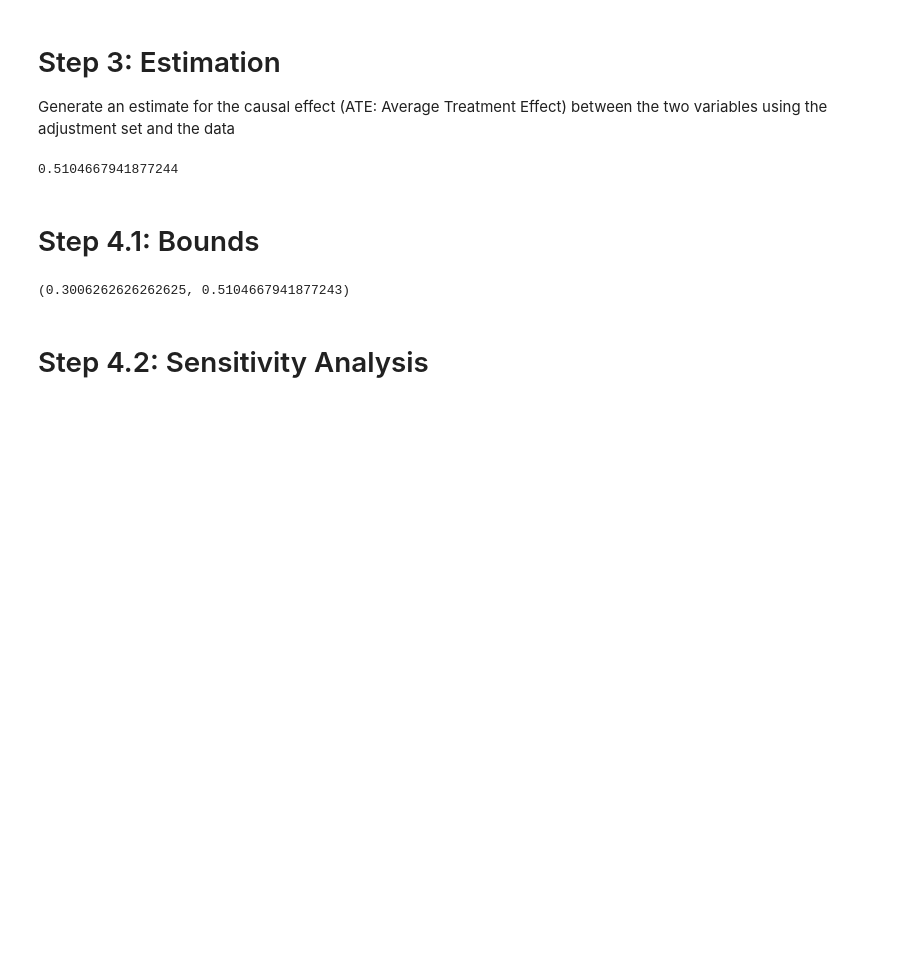
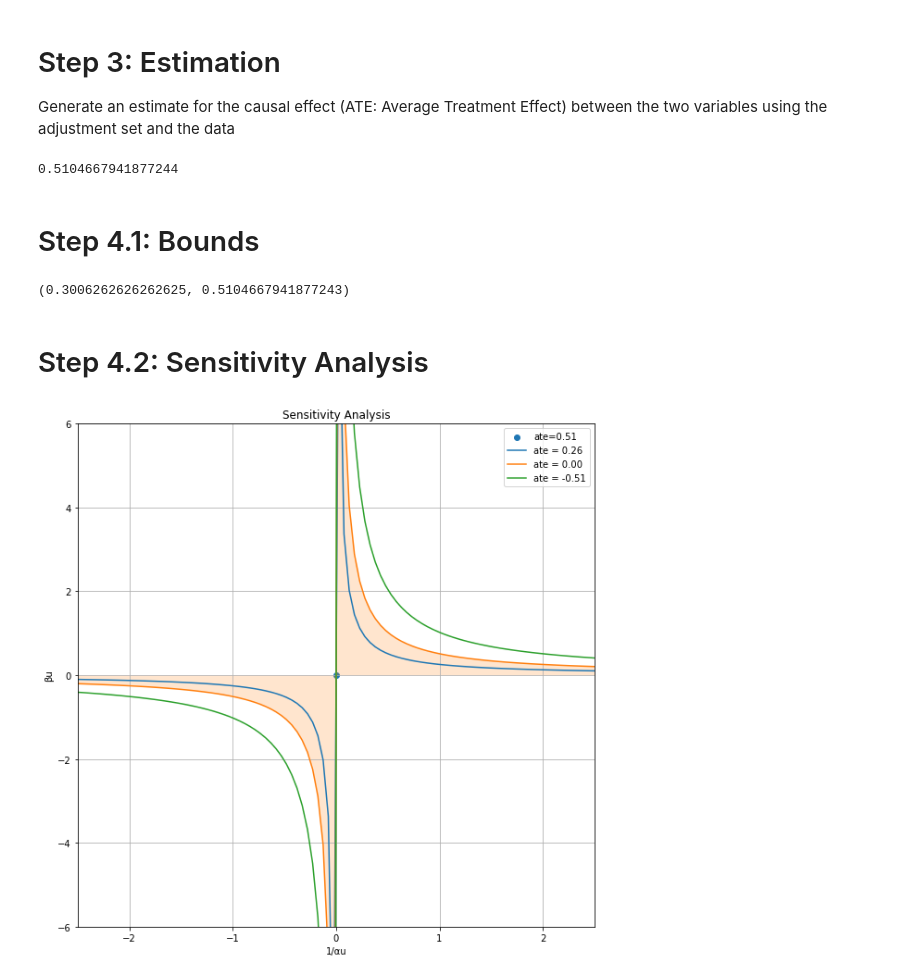
Before and after one commit to MRSAIL-Mini-Robotics-Software-AI-Lab/Why, a Jupyter notebook: lucas.ipynb, the cells around one changed output. Drawn from its saved outputs; the diff is of its cells as text; code cells hidden in the pictures; blank space fills up the shorter version.

Commit message:
Added testing sensitivity analysis

```diff
--- a/lucas.ipynb
+++ b/lucas.ipynb
@@ -55,3 +56,11 @@ bounds.compute_bound(treatment, outcome, assumptions)
 (0.3006262626262625, 0.5104667941877243)
 # %% [markdown]
 # Step 4.2: Sensitivity Analysis
+# %%
+sensitivity_analysis = LinearSingleConfounder(df)
+plt.figure(figsize=(10,10))
+plt.title("Sensitivity Analysis")
+sensitivity_analysis.sensitivity_contour(ate, x_ranges=[-5, 5], y_ranges=[-5, 5], region_range=[0, ate])
+plt.show()
+# %% [output]
+[figure, added]
```
Also changed, not shown: parts of 1 cell of this notebook.
